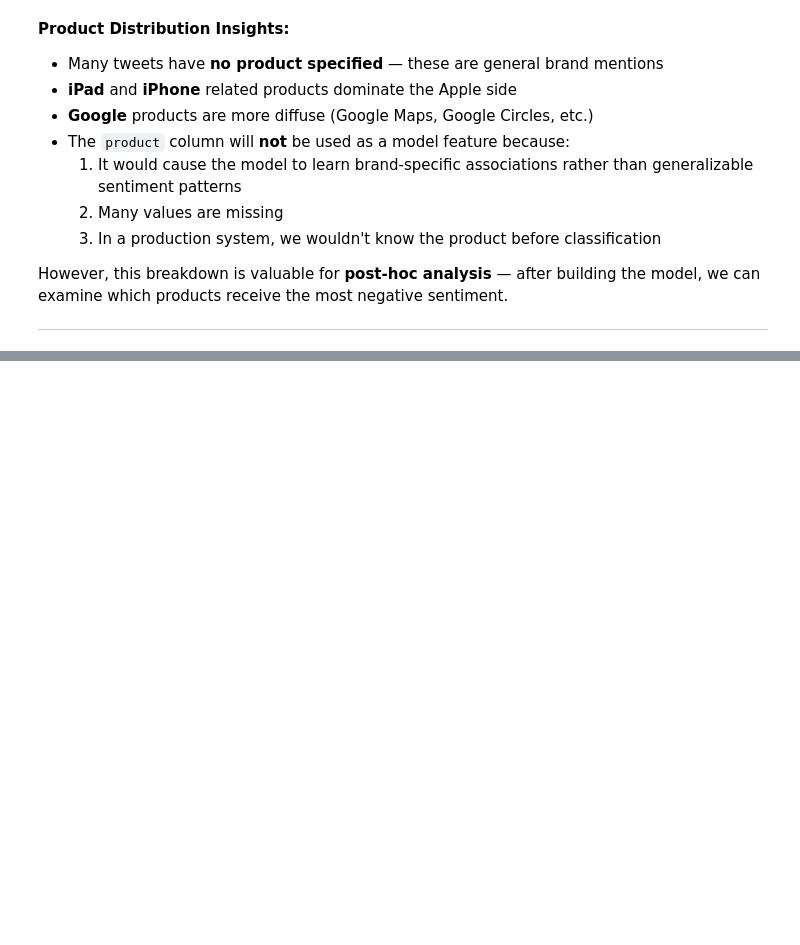
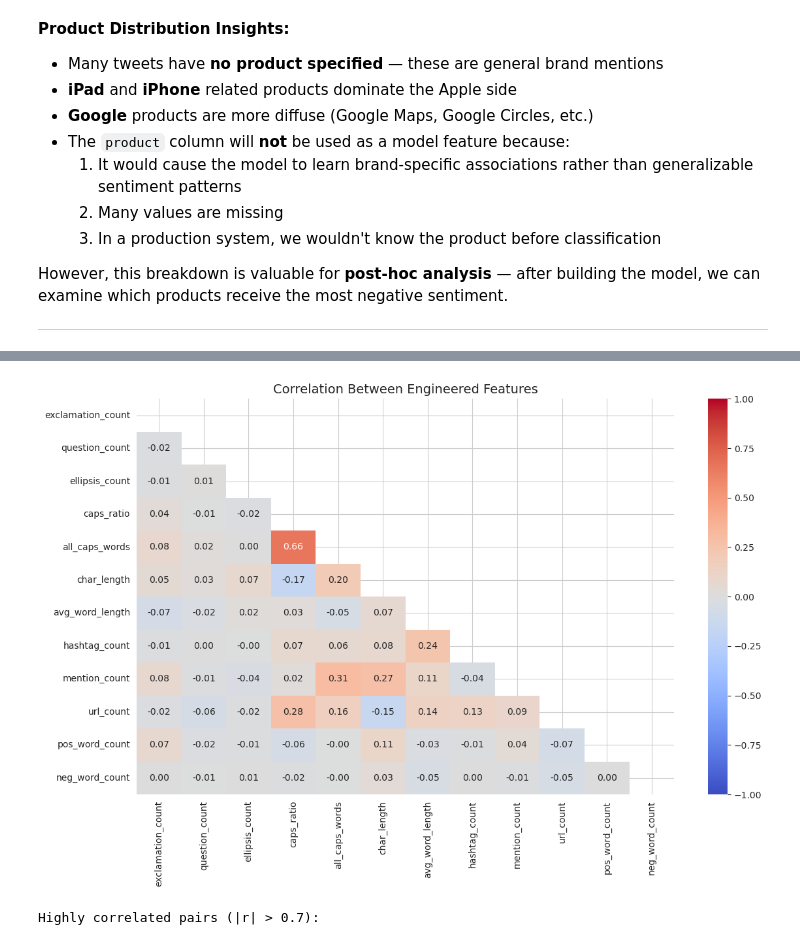
Before and after one commit to GATHIGIMUREITHI/Phase4_Group4_Project, a Jupyter notebook: index.ipynb, the cells around one changed output, grey strips where cells are left out. Drawn from its saved outputs; the diff is of its cells as text; code cells hidden in the pictures; blank space fills up the shorter version.

```diff
--- a/index.ipynb
+++ b/index.ipynb
@@ -388,0 +715,23 @@ However, this breakdown is valuable for **post-hoc analysis** — after building
+# %%
+# Feature correlation analysis
+fig, ax = plt.subplots(figsize=(12, 8))
+corr_matrix = df[engineered_features].corr()
+mask = np.triu(np.ones_like(corr_matrix, dtype=bool))
+sns.heatmap(
+    corr_matrix, mask=mask, annot=True, fmt='.2f',
+    cmap='coolwarm', center=0, ax=ax, vmin=-1, vmax=1
+)
+ax.set_title('Correlation Between Engineered Features', fontsize=14)
+plt.tight_layout()
+plt.show()
+
+print('\nHighly correlated pairs (|r| > 0.7):')
+for i in range(len(corr_matrix)):
+    for j in range(i + 1, len(corr_matrix)):
+        if abs(corr_matrix.iloc[i, j]) > 0.7:
+            print(f'  {corr_matrix.index[i]} <-> '
+                  f'{corr_matrix.columns[j]}: '
+                  f'{corr_matrix.iloc[i, j]:.3f}')
+# %% [output]
+[figure, added]
+Highly correlated pairs (|r| > 0.7):
```
Also changed, not shown: parts of 12 cells of this notebook.
